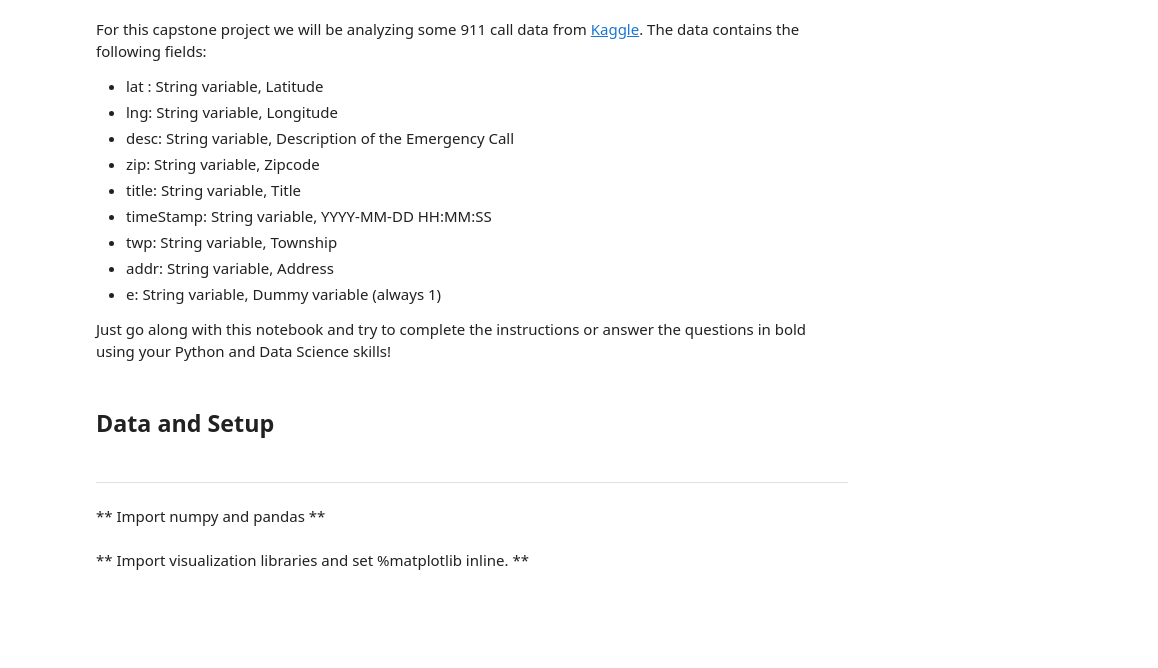
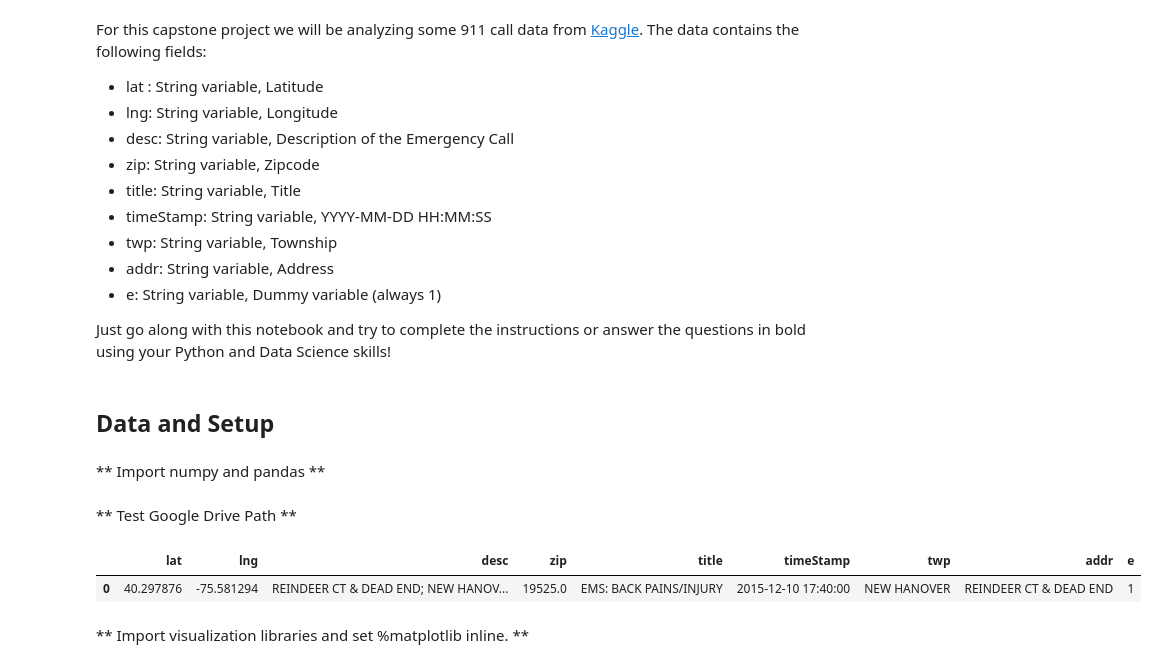
Before and after one commit to timc823/IST347, a Jupyter notebook: Week_1/01_911_Calls_Data_Project_Project.ipynb, the cells around one changed output. Drawn from its saved outputs; the diff is of its cells as text; code cells hidden in the pictures; blank space fills up the shorter version.

Commit message:
test link w GDrive

```diff
--- a/Week_1/01_911_Calls_Data_Project_Project.ipynb
+++ b/Week_1/01_911_Calls_Data_Project_Project.ipynb
@@ -17,11 +23,21 @@ Just go along with this notebook and try to complete the instructions or answer
 # %% [markdown]
 ## Data and Setup
 # %% [markdown]
-____
+
+
+
 ** Import numpy and pandas **
 # %%
 import numpy as np
 import pandas as pd
+# %% [markdown]
+** Test Google Drive Path **
+# %%
+test = pd.read_csv('/content/drive/MyDrive/IST347_Machine-Learning-in-Healthcare/Week_1/911.csv')
+test.head(1)
+# %% [output]
+|  | lat | lng | desc | zip | title | timeStamp | twp | addr | e |
+| 0 | 40.297876 | -75.581294 | REINDEER CT & DEAD END; NEW HANOV... | 19525.0 | EMS: BACK PAINS/INJURY | 2015-12-10 17:40:00 | NEW HANOVER | REINDEER CT & DEAD END | 1 |
 # %% [markdown]
 ** Import visualization libraries and set %matplotlib inline. **
 # %%
```
Also changed, not shown: parts of 1 cell of this notebook.
